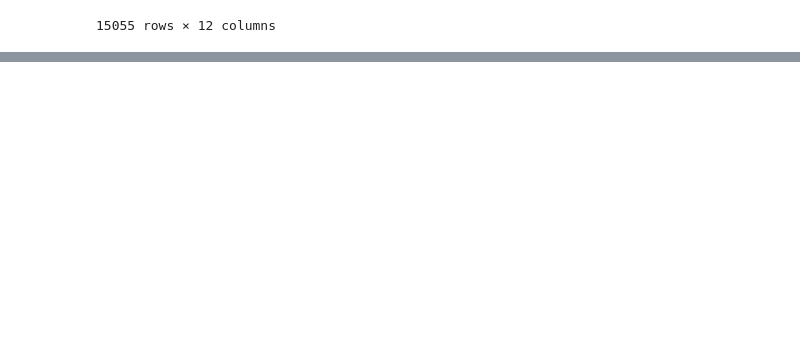
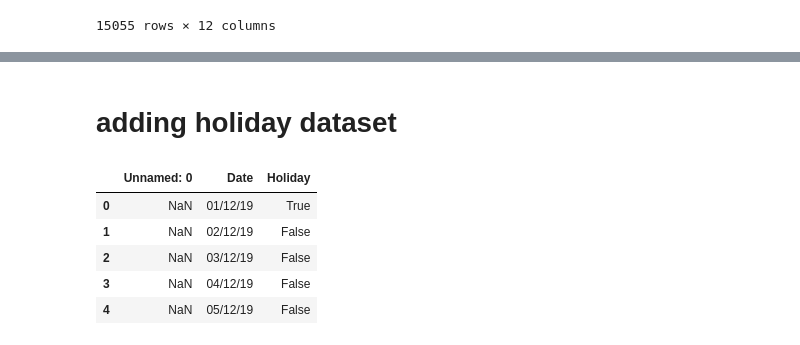
Before and after one commit to thisissteff/forecasting, a Jupyter notebook: cleaning_dataset.ipynb, the cells around one changed output, grey strips where cells are left out. Cells and saved outputs as stored; diff of their text form; code cells hidden in the pictures; blank space fills up the shorter version.

```diff
--- a/cleaning_dataset.ipynb
+++ b/cleaning_dataset.ipynb
@@ -155,3 +155,16 @@ df.describe()
 | 50% | 6532.000000 | 11683.200000 | 19072.570490 | 1.821657 | 20.000000 | 12.0 | 16.000000 | 1.256251e+07 | 1.123831e+07 |
 | 75% | 11104.000000 | 20707.450000 | 20576.154140 | 2.060000 | 21.000000 | 12.0 | 23.000000 | 4.994253e+07 | 3.453131e+07 |
 | max | 103280.000000 | 215666.400000 | 28621.861390 | 3.481132 | 23.000000 | 12.0 | 31.000000 | 6.499769e+07 | 5.193302e+07 |
+# %% [markdown]
+# adding holiday dataset
+# %%
+# reading holiiday dataset
+holiday = pd.read_csv('/workspaces/forecasting/data/holiday.csv')
+holiday.head()
+# %% [output]
+|  | Unnamed: 0 | Date | Holiday |
+| 0 | NaN | 01/12/19 | True |
+| 1 | NaN | 02/12/19 | False |
+| 2 | NaN | 03/12/19 | False |
+| 3 | NaN | 04/12/19 | False |
+| 4 | NaN | 05/12/19 | False |
```
Also changed, not shown: parts of 3 cells of this notebook, 3 other files.
